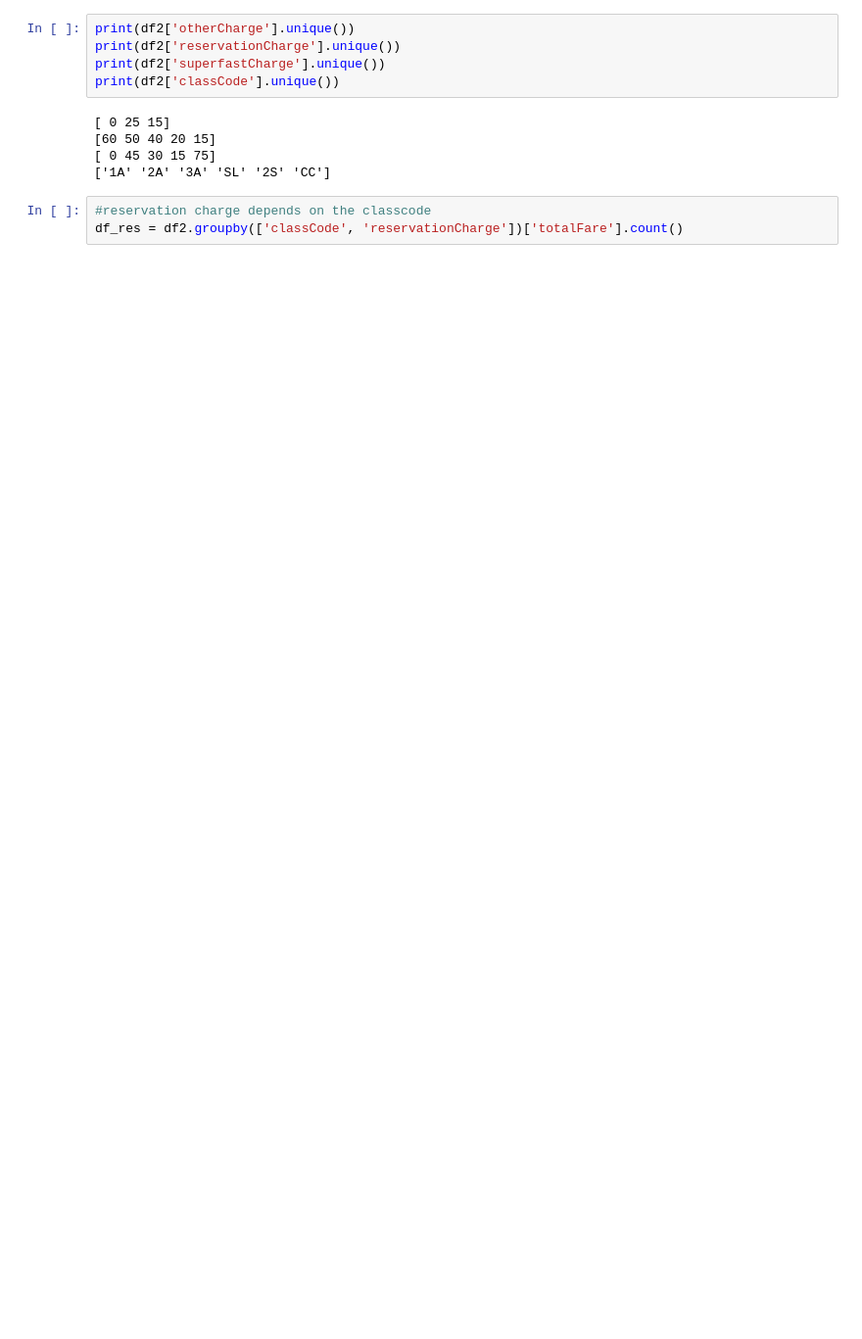
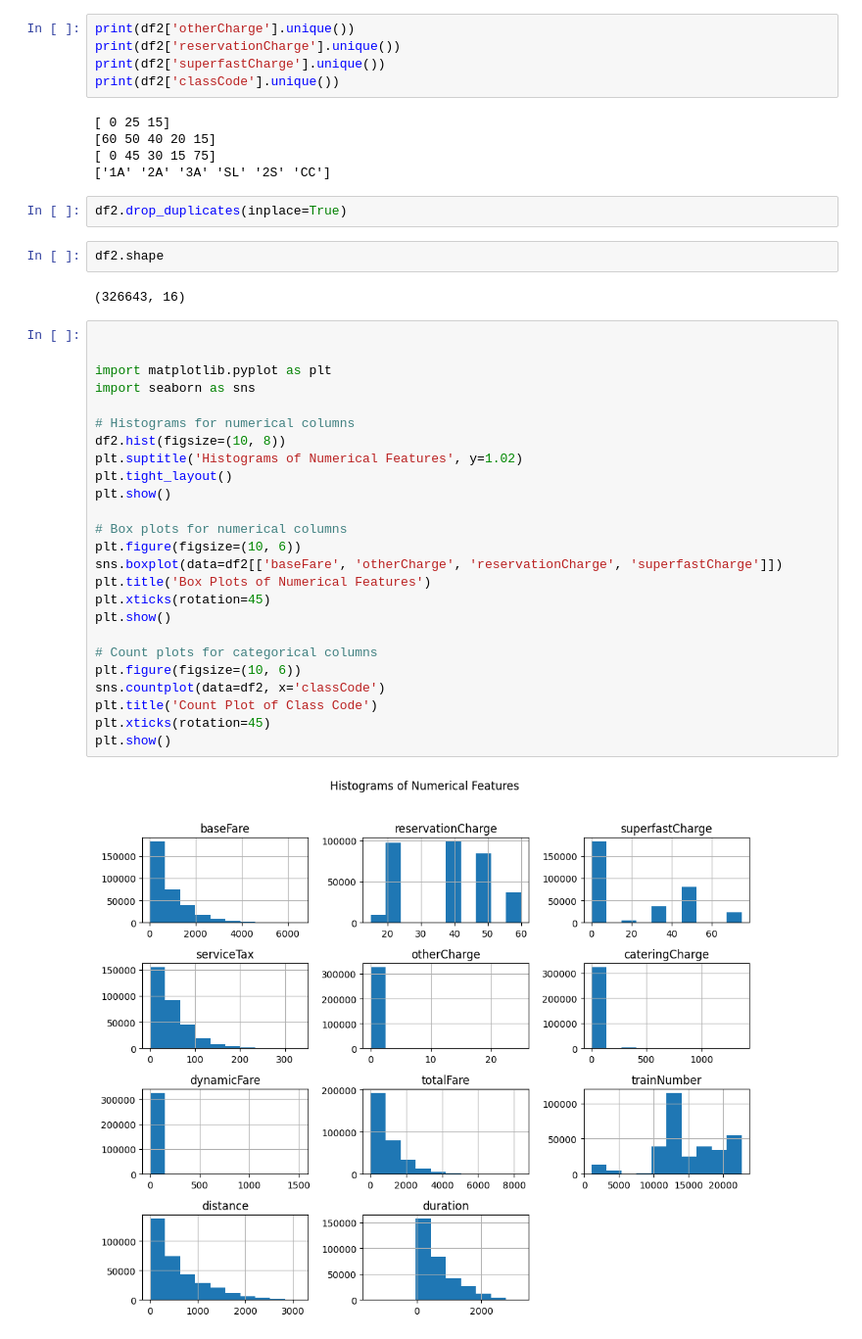
Before and after one commit to AvinashPatil7/Railways-Price-Prediction, a Jupyter notebook: Railways Prediction.ipynb, the cells around one changed output. Shown at 98% size. Drawn from its saved outputs; the diff is of its cells as text; blank space fills up the shorter version.

```diff
--- a/Railways Prediction.ipynb
+++ b/Railways Prediction.ipynb
@@ -164,6 +141,36 @@ print(df2['classCode'].unique())
 [60 50 40 20 15]
 [ 0 45 30 15 75]
 ['1A' '2A' '3A' 'SL' '2S' 'CC']
-# %%
-#reservation charge depends on the classcode
-df_res = df2.groupby(['classCode', 'reservationCharge'])['totalFare'].count()
+# %%
+df2.drop_duplicates(inplace=True)
+# %%
+df2.shape
+# %% [output]
+(326643, 16)
+# %%
+
+
+import matplotlib.pyplot as plt
+import seaborn as sns
+
+# Histograms for numerical columns
+df2.hist(figsize=(10, 8))
+plt.suptitle('Histograms of Numerical Features', y=1.02)
+plt.tight_layout()
+plt.show()
+
+# Box plots for numerical columns
+plt.figure(figsize=(10, 6))
+sns.boxplot(data=df2[['baseFare', 'otherCharge', 'reservationCharge', 'superfastCharge']])
+plt.title('Box Plots of Numerical Features')
+plt.xticks(rotation=45)
+plt.show()
+
+# Count plots for categorical columns
+plt.figure(figsize=(10, 6))
+sns.countplot(data=df2, x='classCode')
+plt.title('Count Plot of Class Code')
+plt.xticks(rotation=45)
+plt.show()
+# %% [output]
+[figure, added]
```
Also changed, not shown: parts of 29 cells of this notebook.
